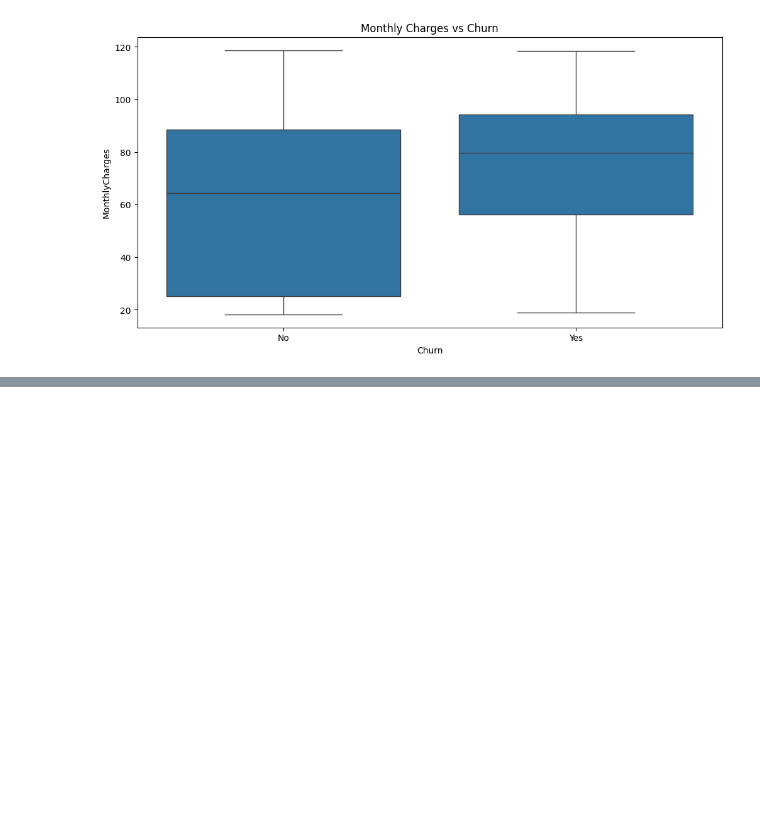
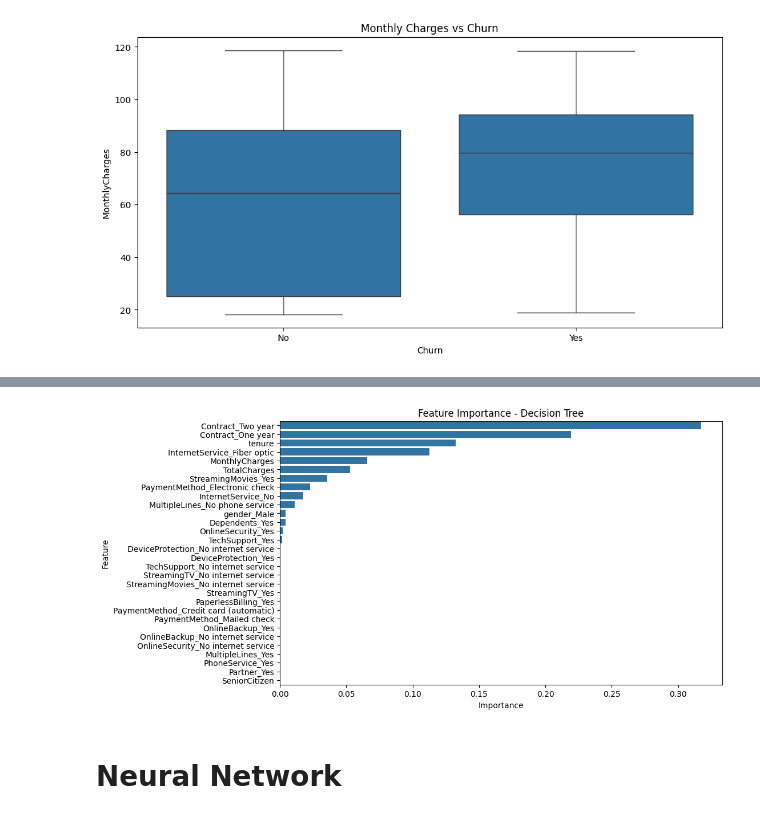
Before and after one commit to piriyandan9/ML_Coursework, a Jupyter notebook: ML_CW.ipynb, the cells around one changed output, grey strips where cells are left out. Saved outputs shown, nothing was run; the diff lists cells and outputs as text; code cells hidden in the pictures; blank space fills up the shorter version.

```diff
--- a/ML_CW.ipynb
+++ b/ML_CW.ipynb
@@ -362,0 +288,27 @@ plt.show()
+# %%
+import numpy as np
+import seaborn as sns
+import matplotlib.pyplot as plt
+
+# Get feature names BEFORE SCALING
+feature_names = X.columns
+
+# Get feature importances from best tuned DT
+importances = best_dt.feature_importances_
+
+# Sort feature importances
+indices = np.argsort(importances)[::-1]
+
+plt.figure(figsize=(10,6))
+sns.barplot(
+    x=importances[indices],
+    y=[feature_names[i] for i in indices]
+)
+plt.title("Feature Importance - Decision Tree")
+plt.xlabel("Importance")
+plt.ylabel("Feature")
+plt.show()
+# %% [output]
+[figure, added]
+# %% [markdown]
+# Neural Network
```
Also changed, not shown: parts of 32 cells of this notebook.
